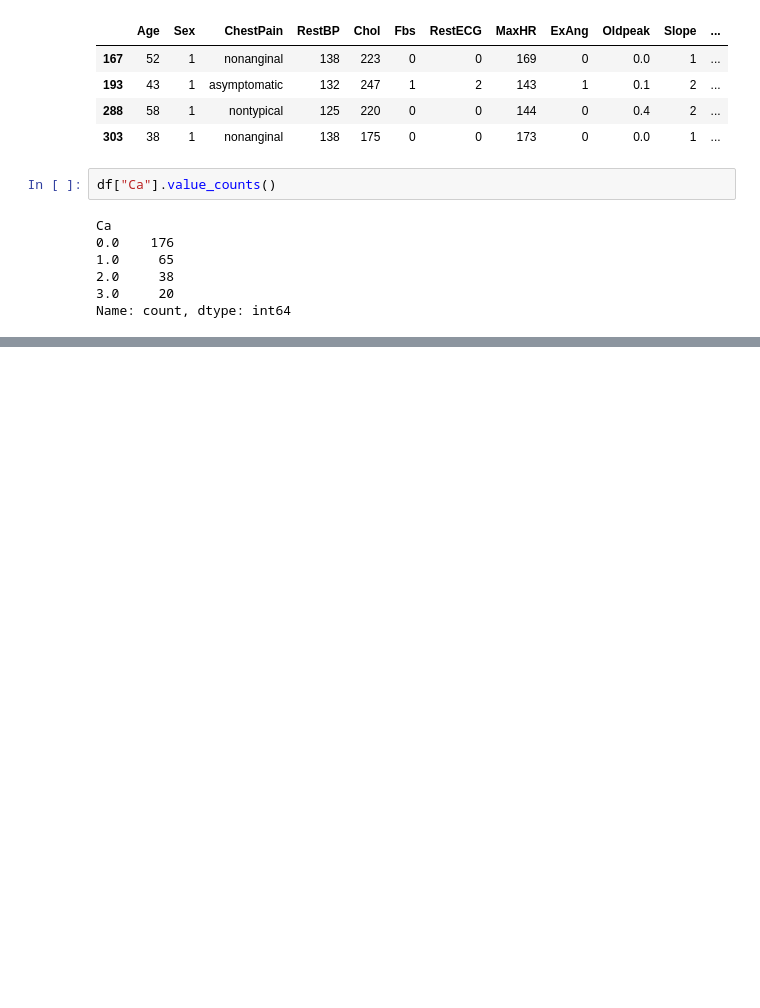
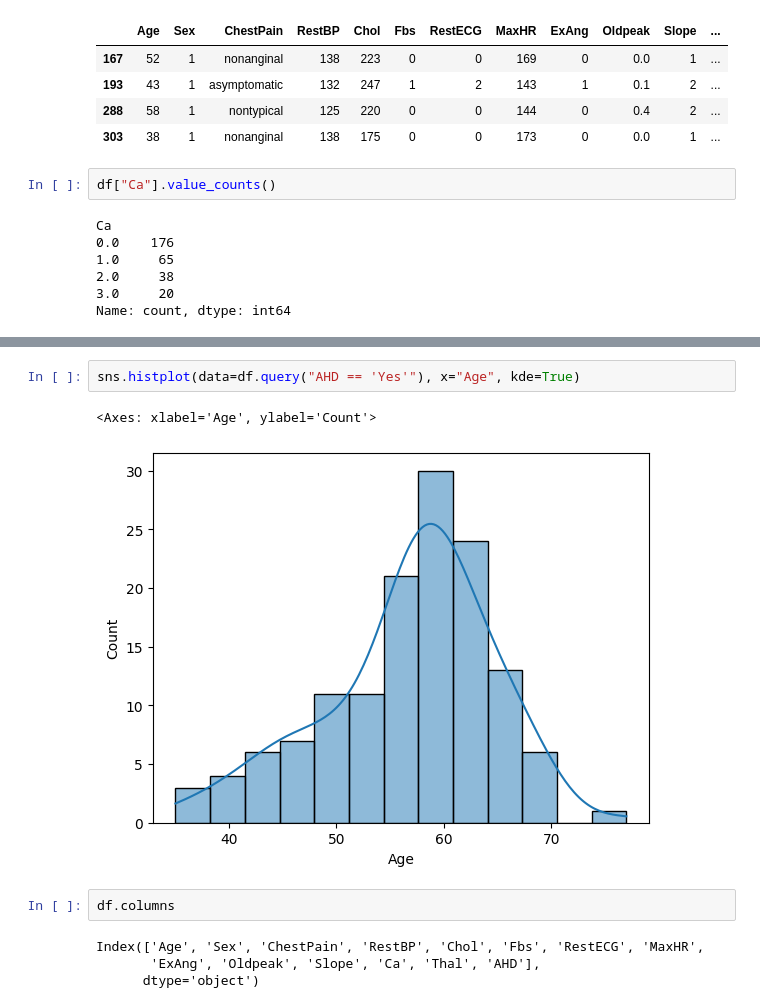
Before and after one commit to AIgineerAB/Artificial_Intelligence_HA24, a Jupyter notebook: code_alongs/Lec07_random_forest.ipynb, the cells around one changed output, grey strips where cells are left out. Drawn from its saved outputs; the diff is of its cells as text; blank space fills up the shorter version.

```diff
--- a/code_alongs/Lec07_random_forest.ipynb
+++ b/code_alongs/Lec07_random_forest.ipynb
@@ -86,0 +141,11 @@ Name: count, dtype: int64
+# %%
+sns.histplot(data=df.query("AHD == 'Yes'"), x="Age", kde=True)
+# %% [output]
+<Axes: xlabel='Age', ylabel='Count'>
+[figure, added]
+# %%
+df.columns
+# %% [output]
+Index(['Age', 'Sex', 'ChestPain', 'RestBP', 'Chol', 'Fbs', 'RestECG', 'MaxHR',
+       'ExAng', 'Oldpeak', 'Slope', 'Ca', 'Thal', 'AHD'],
+      dtype='object')
```
Also changed, not shown: parts of 12 cells of this notebook.
